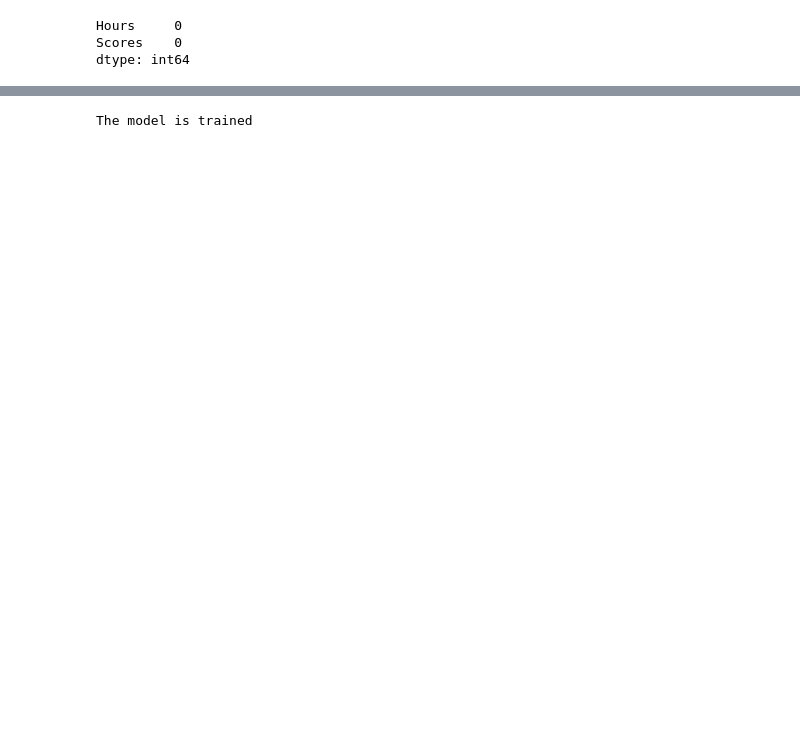
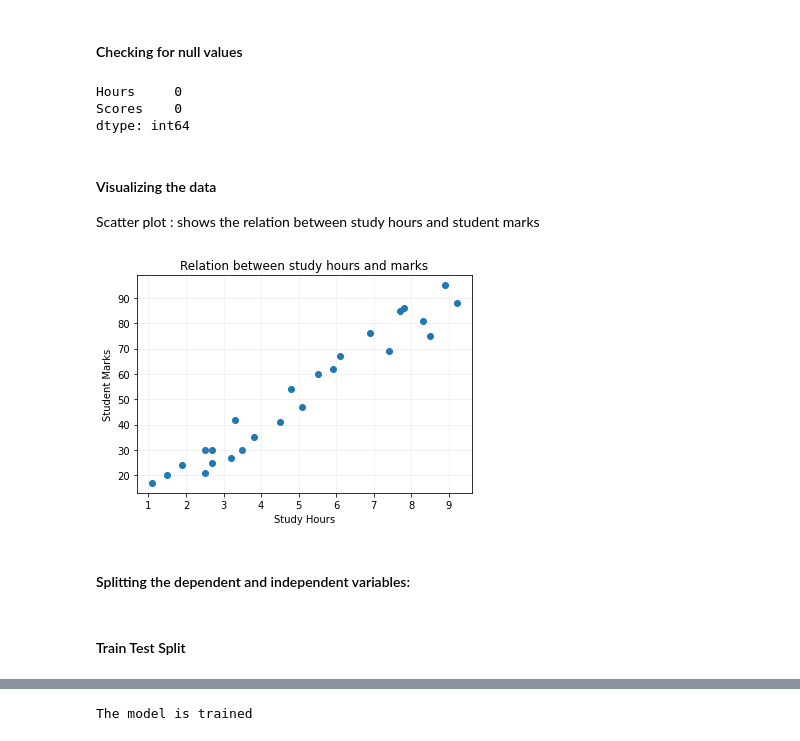
Before and after one commit to anbunambi3108/Sparks-Foundations-Prediction, a Jupyter notebook: Prediction using Supervised ML.ipynb, the cells around one changed output, grey strips where cells are left out. Cells and saved outputs as stored; diff of their text form; code cells hidden in the pictures; blank space fills up the shorter version.

```diff
--- a/Prediction using Supervised ML.ipynb
+++ b/Prediction using Supervised ML.ipynb
@@ -12,5 +22,5 @@ from ipywidgets import interact, widgets,Layout
 # %%
-url = "http://bit.ly/w-data"
-df = pd.read_csv(url)
-print("Dataset Imported Succesfully")
+df = pd.read_csv("http://bit.ly/w-data")
+print("Dataset imported succesfully")
+df.head()
 # %% [output]
@@ -66,3 +60,5 @@ plt.show()
+# %% [markdown]
+#### Checking for null values
 # %%
 df.isnull().sum()
 # %% [output]
@@ -74,3 +68,17 @@ dtype: int64
+# %% [markdown]
+#### Visualizing the data
+Scatter plot : shows the relation between study hours and student marks
+# %%
+plt.scatter(x=df.Hours,y=df.Scores)
+plt.xlabel("Study Hours")
+plt.ylabel("Student Marks")
+plt.title("Relation between study hours and marks")
+plt.grid(alpha=0.2)
+plt.show()
+# %% [output]
+[figure, added]
+# %% [markdown]
+#### Splitting the dependent and independent variables:
 # %%
 X = df.iloc[:, :-1].values
 y = df.iloc[:, 1].values
@@ -79 +85,3 @@ y = df.iloc[:, 1].values
+# %% [markdown]
+#### Train Test Split
 # %%
```
Also changed, not shown: parts of 39 cells of this notebook.
